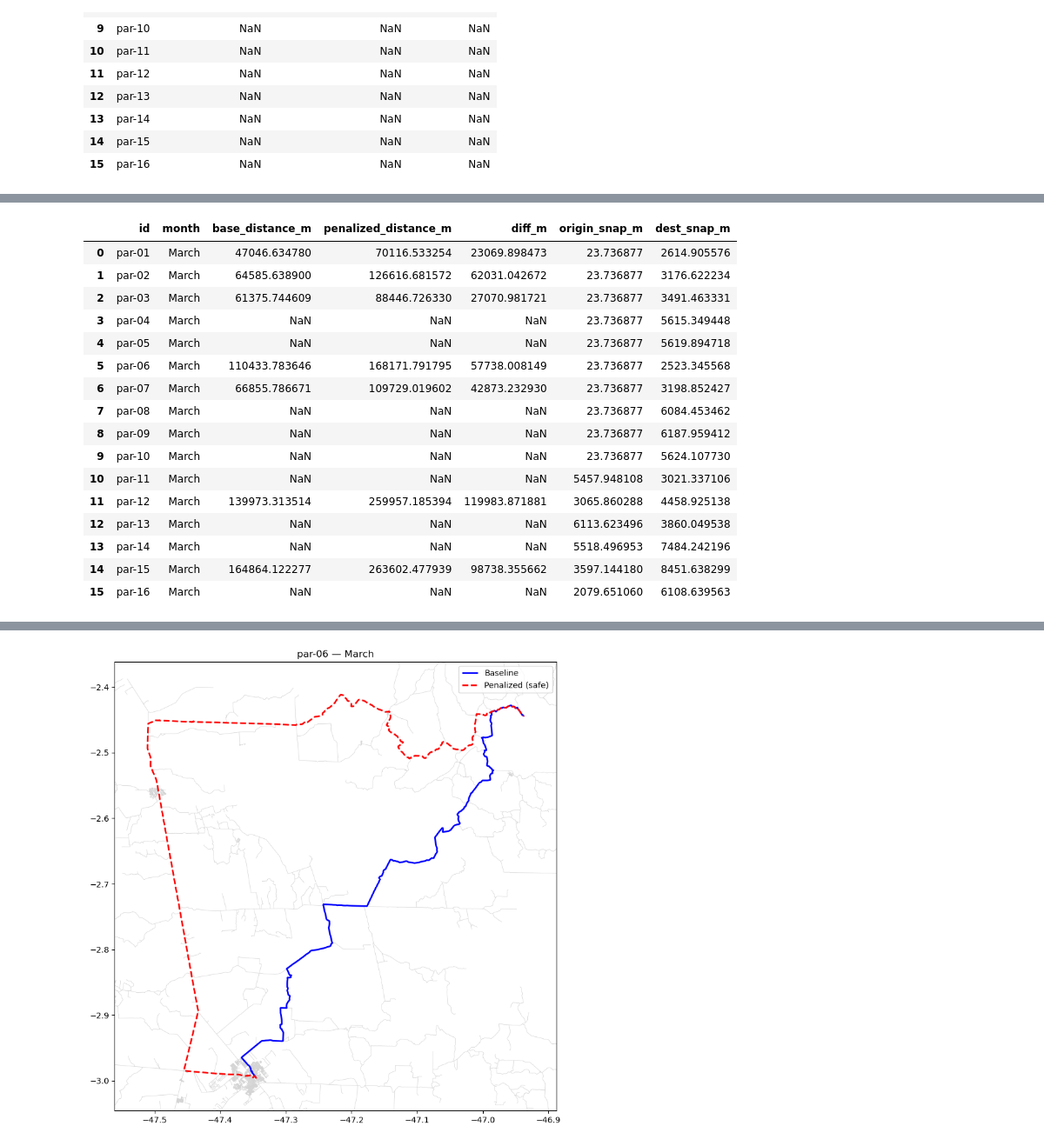
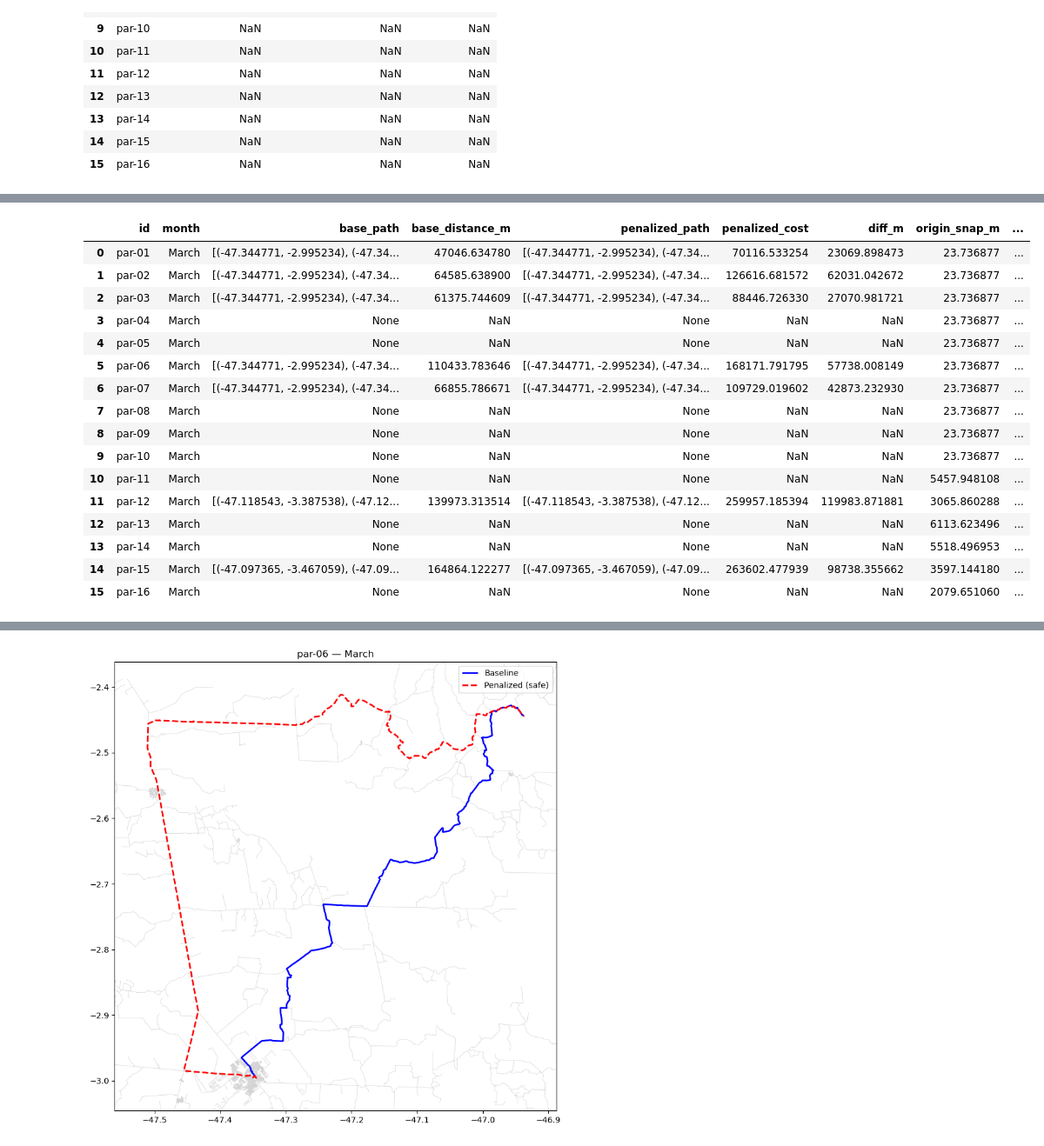
Before and after one commit to sofiasarak/amazoniahack26, a Jupyter notebook: avoid_rivers_func.ipynb, the cells around one changed output, grey strips where cells are left out. Shown at 87% size. Saved outputs shown, nothing was run; the diff lists cells and outputs as text; code cells hidden in the pictures.

```diff
--- a/avoid_rivers_func.ipynb
+++ b/avoid_rivers_func.ipynb
@@ -201,5 +210,5 @@ for _, row in crossings.dropna(subset=['nearest_node']).iterrows():
 # %%
-# --- BASELINE: no penalties ---
+# BASELINE: no penalties
 G_base = nx.Graph()
 for _, row in osm_roads_f.iterrows():
     coords = list(row.geometry.coords)
@@ -225,7 +234,7 @@ for _, row in test_pairs.iterrows():
 
 baseline_df = pd.DataFrame(baseline_results)
 
-# --- PENALIZED: G with river penalties already applied ---
+# PENALIZED: G with river penalties already applied
 penalized_results = []
 for _, row in test_pairs.iterrows():
     source, _ = snap(row.origin)
@@ -234,12 +243,12 @@ for _, row in test_pairs.iterrows():
         length = nx.shortest_path_length(G, source=source, target=target, weight='weight')
     except nx.NetworkXNoPath:
         length = None
-    penalized_results.append({'id': row.id, 'penalized_distance_m': length})
+    penalized_results.append({'id': row.id, 'penalized_cost': length})
 
 penalized_df = pd.DataFrame(penalized_results)
 
-# --- COMPARE ---
+# COMPARE
 comparison = baseline_df.merge(penalized_df, on='id')
-comparison['diff_m'] = comparison['penalized_distance_m'] - comparison['baseline_distance_m']
+comparison['diff_m'] = comparison['penalized_cost'] - comparison['baseline_distance_m']
 comparison
 # %% [output]
@@ -346,23 +367,19 @@ There is a lot of nuiance in Amazon weather, so it is recommendation that this o
 # %%
-def check_passability(month):
+# determine passability based on month and location
+def check_passability(month, location):
+
+# is location Paragominas? (the only region we have integrated data on)
+    if location == "Paragominas":
 
 # built penalty weighting based on month of the year
-    if month in ['January', 'February', 'May']:
-        penalty_map = {'safe': 2, 'unknown': 4, 'risky': 9}
-    elif month in ['March', 'April']:
-        penalty_map = {'safe': 3, 'unknown': 5, 'risky': 10}
+        if month in ['January', 'February', 'May']:
+            penalty_map = {'safe': 2, 'unknown': 4, 'risky': 9}
+        elif month in ['March', 'April']:
+            penalty_map = {'safe': 3, 'unknown': 5, 'risky': 10}
+        else:
+            penalty_map = {'safe': 1, 'unknown': 3, 'risky': 5}
+        return penalty_map
+
     else:
-        penalty_map = {'safe': 1, 'unknown': 3, 'risky': 5}
-    return penalty_map
+        print("No rainfall information on this region at this time")
-# %%
-def check_passability(month):
-
-# built penalty weighting based on month of the year
-    if month in ['January', 'February', 'May']:
-        penalty_map = {'safe': 2, 'unknown': 4, 'risky': 9}
-    elif month in ['March', 'April']:
-        penalty_map = {'safe': 3, 'unknown': 5, 'risky': 10}
-    else:
-        penalty_map = {'safe': 1, 'unknown': 3, 'risky': 5}
-    return penalty_map
 # %%
@@ -415,21 +449,22 @@ def route_for_month(G, crossings, test_pairs, month):
 # %%
-route_for_month(G, crossings, test_pairs, 'March')
+# testing function: March in Paragominas
+route_for_month(G, crossings, test_pairs, 'March', 'Paragominas')
 # %% [output]
-|  | id | month | base_distance_m | penalized_distance_m | diff_m | origin_snap_m | dest_snap_m |
-| 0 | par-01 | March | 47046.634780 | 70116.533254 | 23069.898473 | 23.736877 | 2614.905576 |
-| 1 | par-02 | March | 64585.638900 | 126616.681572 | 62031.042672 | 23.736877 | 3176.622234 |
-| 2 | par-03 | March | 61375.744609 | 88446.726330 | 27070.981721 | 23.736877 | 3491.463331 |
-| 3 | par-04 | March | NaN | NaN | NaN | 23.736877 | 5615.349448 |
-| 4 | par-05 | March | NaN | NaN | NaN | 23.736877 | 5619.894718 |
-| 5 | par-06 | March | 110433.783646 | 168171.791795 | 57738.008149 | 23.736877 | 2523.345568 |
-| 6 | par-07 | March | 66855.786671 | 109729.019602 | 42873.232930 | 23.736877 | 3198.852427 |
-| 7 | par-08 | March | NaN | NaN | NaN | 23.736877 | 6084.453462 |
-| 8 | par-09 | March | NaN | NaN | NaN | 23.736877 | 6187.959412 |
-| 9 | par-10 | March | NaN | NaN | NaN | 23.736877 | 5624.107730 |
-| 10 | par-11 | March | NaN | NaN | NaN | 5457.948108 | 3021.337106 |
-| 11 | par-12 | March | 139973.313514 | 259957.185394 | 119983.871881 | 3065.860288 | 4458.925138 |
-| 12 | par-13 | March | NaN | NaN | NaN | 6113.623496 | 3860.049538 |
-| 13 | par-14 | March | NaN | NaN | NaN | 5518.496953 | 7484.242196 |
-| 14 | par-15 | March | 164864.122277 | 263602.477939 | 98738.355662 | 3597.144180 | 8451.638299 |
-| 15 | par-16 | March | NaN | NaN | NaN | 2079.651060 | 6108.639563 |
+|  | id | month | base_path | base_distance_m | penalized_path | penalized_cost | diff_m | origin_snap_m | ... |
+| 0 | par-01 | March | [(-47.344771, -2.995234), (-47.34... | 47046.634780 | [(-47.344771, -2.995234), (-47.34... | 70116.533254 | 23069.898473 | 23.736877 | ... |
+| 1 | par-02 | March | [(-47.344771, -2.995234), (-47.34... | 64585.638900 | [(-47.344771, -2.995234), (-47.34... | 126616.681572 | 62031.042672 | 23.736877 | ... |
+| 2 | par-03 | March | [(-47.344771, -2.995234), (-47.34... | 61375.744609 | [(-47.344771, -2.995234), (-47.34... | 88446.726330 | 27070.981721 | 23.736877 | ... |
+| 3 | par-04 | March | None | NaN | None | NaN | NaN | 23.736877 | ... |
+| 4 | par-05 | March | None | NaN | None | NaN | NaN | 23.736877 | ... |
+| 5 | par-06 | March | [(-47.344771, -2.995234), (-47.34... | 110433.783646 | [(-47.344771, -2.995234), (-47.34... | 168171.791795 | 57738.008149 | 23.736877 | ... |
+| 6 | par-07 | March | [(-47.344771, -2.995234), (-47.34... | 66855.786671 | [(-47.344771, -2.995234), (-47.34... | 109729.019602 | 42873.232930 | 23.736877 | ... |
+| 7 | par-08 | March | None | NaN | None | NaN | NaN | 23.736877 | ... |
+| 8 | par-09 | March | None | NaN | None | NaN | NaN | 23.736877 | ... |
+| 9 | par-10 | March | None | NaN | None | NaN | NaN | 23.736877 | ... |
+| 10 | par-11 | March | None | NaN | None | NaN | NaN | 5457.948108 | ... |
+| 11 | par-12 | March | [(-47.118543, -3.387538), (-47.12... | 139973.313514 | [(-47.118543, -3.387538), (-47.12... | 259957.185394 | 119983.871881 | 3065.860288 | ... |
+| 12 | par-13 | March | None | NaN | None | NaN | NaN | 6113.623496 | ... |
+| 13 | par-14 | March | None | NaN | None | NaN | NaN | 5518.496953 | ... |
+| 14 | par-15 | March | [(-47.097365, -3.467059), (-47.09... | 164864.122277 | [(-47.097365, -3.467059), (-47.09... | 263602.477939 | 98738.355662 | 3597.144180 | ... |
+| 15 | par-16 | March | None | NaN | None | NaN | NaN | 2079.651060 | ... |
 # %%
```
Also changed, not shown: parts of 22 cells of this notebook.
